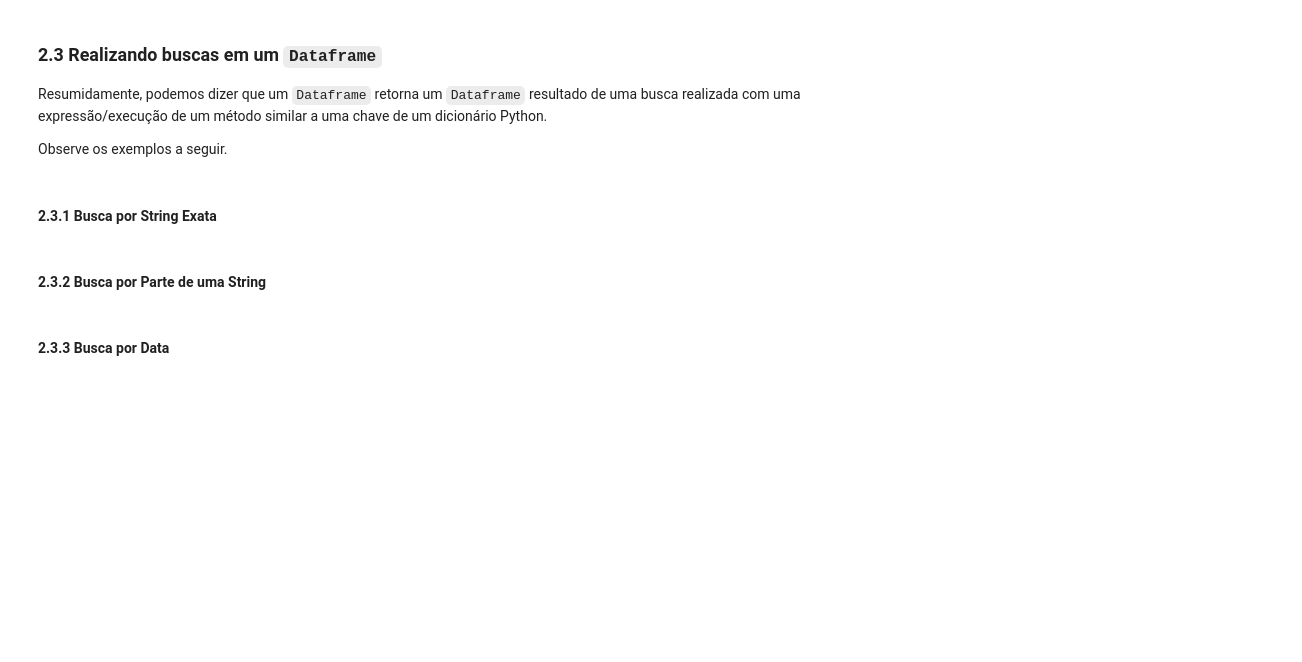
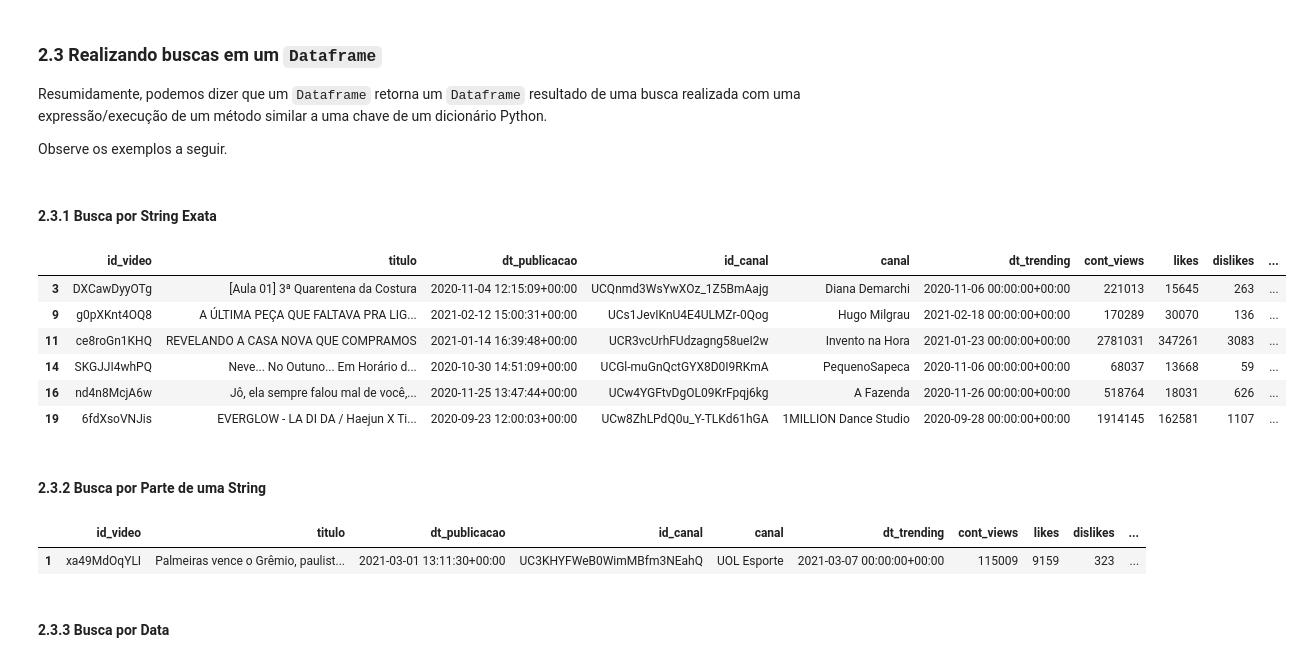
Before and after one commit to ect-info/POO_2021.2, a Jupyter notebook: docs/15-projeto_final1/15-Projeto_Final_parte1.ipynb, the cells around one changed output. Drawn from its saved outputs; the diff is of its cells as text; code cells hidden in the pictures; blank space fills up the shorter version.

```diff
--- a/docs/15-projeto_final1/15-Projeto_Final_parte1.ipynb
+++ b/docs/15-projeto_final1/15-Projeto_Final_parte1.ipynb
@@ -68,5 +68,5 @@ Observe a seguir os comandos que você deverá utilizar na implementação das c
 # %%
 import pandas as pd
 
-df = pd.read_csv('BR_youtube_trending_data_p1.csv')
+df = pd.read_csv('BR_youtube_trending_data_p1.csv', lineterminator='\n')
 print(f'Período: {df.dt_publicacao.min()} até {df.dt_publicacao.max()}')
@@ -102,43 +142,54 @@ categ = {'29': 'Nonprofits & Activism',
          '15': 'Pets & Animals',
          '17': 'Sports',
          '18': 'Short Movies',
          '19': 'Travel & Events',
          '20': 'Gaming',
          '21': 'Videoblogging',
          '22': 'People & Blogs',
          '23': 'Comedy',
          '24': 'Entertainment',
          '25': 'News & Politics',
          '26': 'Howto & Style',
          '27': 'Education',
          '28': 'Science & Technology',
          '30': 'Movies',
          '31': 'Anime/Animation',
          '32': 'Action/Adventure',
          '33': 'Classics',
          '34': 'Comedy',
          '35': 'Documentary',
          '36': 'Drama',
          '37': 'Family',
          '38': 'Foreign',
          '39': 'Horror',
          '40': 'Sci-Fi/Fantasy',
          '41': 'Thriller',
          '42': 'Shorts',
          '43': 'Shows',
          '44': 'Trailers'}
 
-s = categ['10']
+#s = categ['10']
 #print(type(df[df.categoria == s]))
-df[df.categoria == s]
+df[df.categoria == categ['24']]
+# %% [output]
+|  | id_video | titulo | dt_publicacao | id_canal | canal | dt_trending | cont_views | likes | dislikes | ... |
+| 3 | DXCawDyyOTg | [Aula 01] 3ª Quarentena da Costura | 2020-11-04 12:15:09+00:00 | UCQnmd3WsYwXOz_1Z5BmAajg | Diana Demarchi | 2020-11-06 00:00:00+00:00 | 221013 | 15645 | 263 | ... |
+| 9 | g0pXKnt4OQ8 | A ÚLTIMA PEÇA QUE FALTAVA PRA LIG... | 2021-02-12 15:00:31+00:00 | UCs1JevIKnU4E4ULMZr-0Qog | Hugo Milgrau | 2021-02-18 00:00:00+00:00 | 170289 | 30070 | 136 | ... |
+| 11 | ce8roGn1KHQ | REVELANDO A CASA NOVA QUE COMPRAMOS | 2021-01-14 16:39:48+00:00 | UCR3vcUrhFUdzagng58ueI2w | Invento na Hora | 2021-01-23 00:00:00+00:00 | 2781031 | 347261 | 3083 | ... |
+| 14 | SKGJJI4whPQ | Neve... No Outuno... Em Horário d... | 2020-10-30 14:51:09+00:00 | UCGl-muGnQctGYX8D0I9RKmA | PequenoSapeca | 2020-11-06 00:00:00+00:00 | 68037 | 13668 | 59 | ... |
+| 16 | nd4n8McjA6w | Jô, ela sempre falou mal de você,... | 2020-11-25 13:47:44+00:00 | UCw4YGFtvDgOL09KrFpqj6kg | A Fazenda | 2020-11-26 00:00:00+00:00 | 518764 | 18031 | 626 | ... |
+| 19 | 6fdXsoVNJis | EVERGLOW - LA DI DA / Haejun X Ti... | 2020-09-23 12:00:03+00:00 | UCw8ZhLPdQ0u_Y-TLKd61hGA | 1MILLION Dance Studio | 2020-09-28 00:00:00+00:00 | 1914145 | 162581 | 1107 | ... |
 # %% [markdown]
 #### 2.3.2 Busca por Parte de uma String
 # %%
 # Retorna um dataframe contendo todos os vídeos
 # cujo título contenha a string s
 
-s = 'fal'
+s = 'fla'
 df[df.titulo.str.contains(s, case=False)] #ignora minusc/maiusc
+# %% [output]
+|  | id_video | titulo | dt_publicacao | id_canal | canal | dt_trending | cont_views | likes | dislikes | ... |
+| 1 | xa49MdOqYLI | Palmeiras vence o Grêmio, paulist... | 2021-03-01 13:11:30+00:00 | UC3KHYFWeB0WimMBfm3NEahQ | UOL Esporte | 2021-03-07 00:00:00+00:00 | 115009 | 9159 | 323 | ... |
 # %% [markdown]
 #### 2.3.3 Busca por Data
 # %%
```
Also changed, not shown: parts of 7 cells of this notebook, 4 other files.
